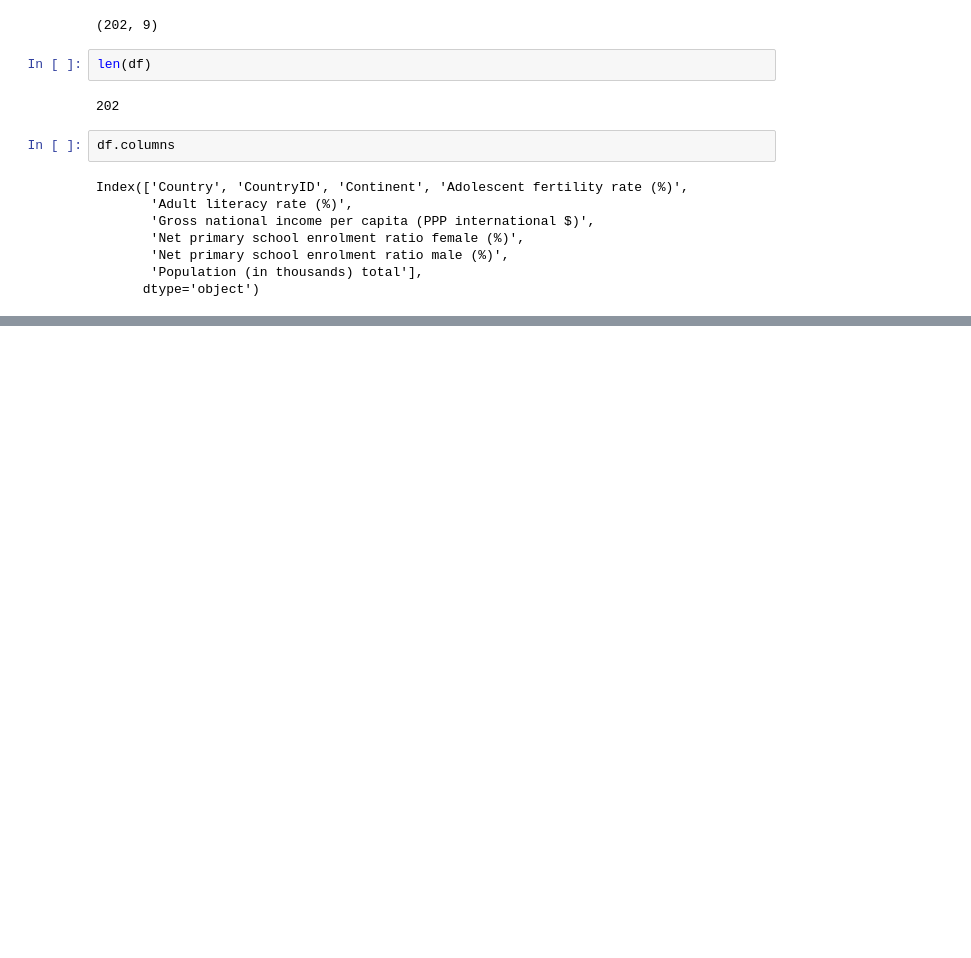
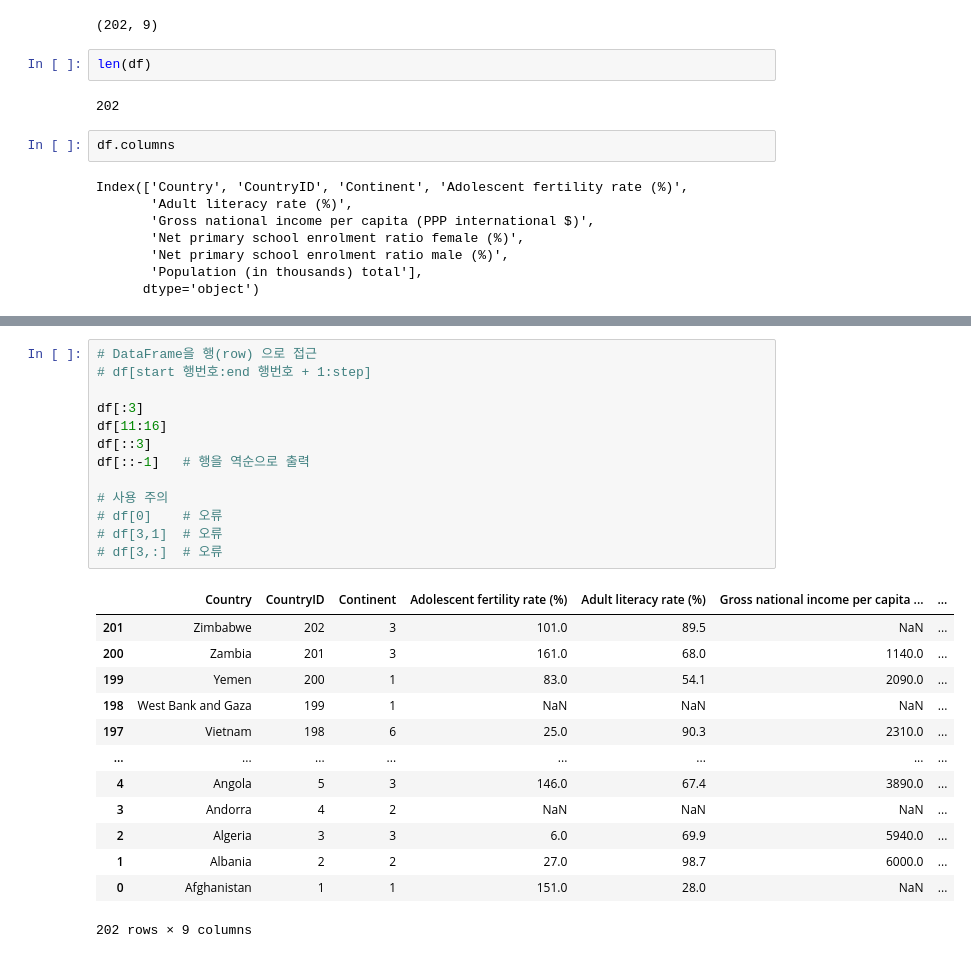
Before and after one commit to landturtler/2020_AI_education_example, a Jupyter notebook: 파이썬데이터분석/pandas_basic.ipynb, the cells around one changed output, grey strips where cells are left out. Cells and saved outputs as stored; diff of their text form; blank space fills up the shorter version.

```diff
--- a/파이썬데이터분석/pandas_basic.ipynb
+++ b/파이썬데이터분석/pandas_basic.ipynb
@@ -146,0 +174,27 @@ Population (in thousands) total
+# %%
+# DataFrame을 행(row) 으로 접근
+# df[start 행번호:end 행번호 + 1:step]
+
+df[:3]
+df[11:16]
+df[::3]
+df[::-1]   # 행을 역순으로 출력
+
+# 사용 주의
+# df[0]    # 오류
+# df[3,1]  # 오류
+# df[3,:]  # 오류
+# %% [output]
+|  | Country | CountryID | Continent | Adolescent fertility rate (%) | Adult literacy rate (%) | Gross national income per capita ... | ... |
+| 201 | Zimbabwe | 202 | 3 | 101.0 | 89.5 | NaN | ... |
+| 200 | Zambia | 201 | 3 | 161.0 | 68.0 | 1140.0 | ... |
+| 199 | Yemen | 200 | 1 | 83.0 | 54.1 | 2090.0 | ... |
+| 198 | West Bank and Gaza | 199 | 1 | NaN | NaN | NaN | ... |
+| 197 | Vietnam | 198 | 6 | 25.0 | 90.3 | 2310.0 | ... |
+| ... | ... | ... | ... | ... | ... | ... | ... |
+| 4 | Angola | 5 | 3 | 146.0 | 67.4 | 3890.0 | ... |
+| 3 | Andorra | 4 | 2 | NaN | NaN | NaN | ... |
+| 2 | Algeria | 3 | 3 | 6.0 | 69.9 | 5940.0 | ... |
+| 1 | Albania | 2 | 2 | 27.0 | 98.7 | 6000.0 | ... |
+| 0 | Afghanistan | 1 | 1 | 151.0 | 28.0 | NaN | ... |
+202 rows × 9 columns
```
Also changed, not shown: parts of 12 cells of this notebook.
